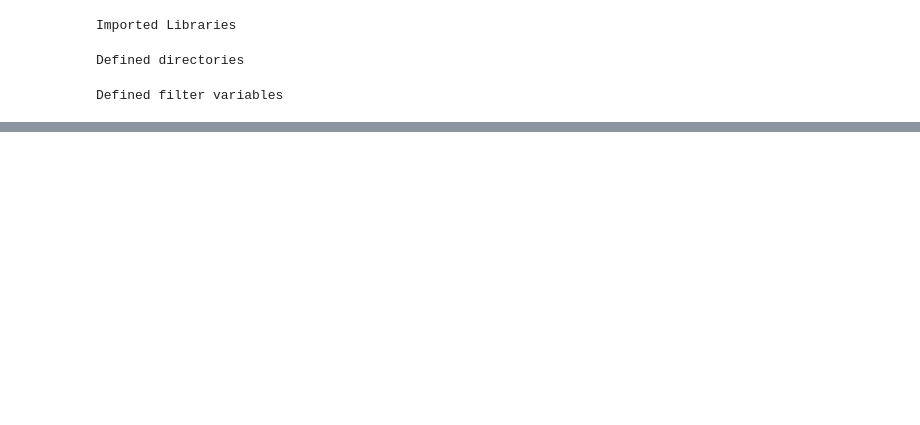
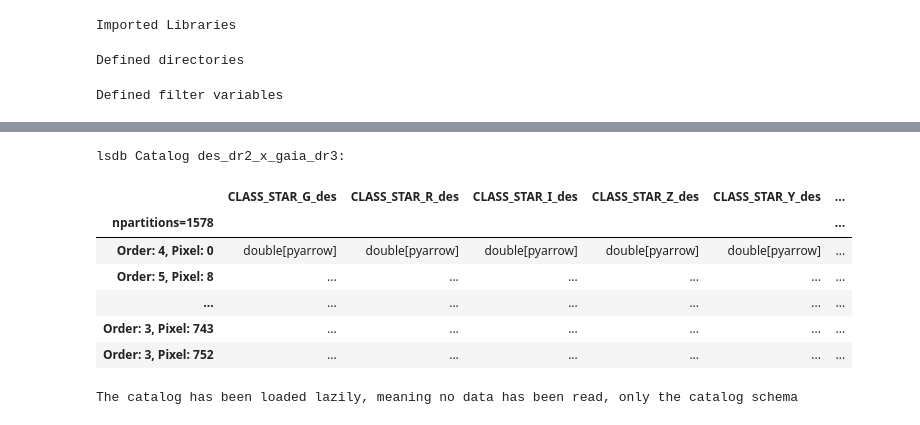
Before and after one commit to JoaoDPassos/brown-dwarf-search, a Jupyter notebook: Jupyter Notebooks/get_old_datasets.ipynb, the cells around one changed output, grey strips where cells are left out. Drawn from its saved outputs; the diff is of its cells as text; code cells hidden in the pictures; blank space fills up the shorter version.

```diff
--- a/Jupyter Notebooks/get_old_datasets.ipynb
+++ b/Jupyter Notebooks/get_old_datasets.ipynb
@@ -91,0 +166,14 @@ with Client(n_workers=4) as client:
+# %%
+des_gaia_xmatch = lsdb.read_hats(XMATCH_DIR, columns='all')
+
+des_gaia_xmatch
+# %% [output]
+lsdb Catalog des_dr2_x_gaia_dr3:
+|  | CLASS_STAR_G_des | CLASS_STAR_R_des | CLASS_STAR_I_des | CLASS_STAR_Z_des | CLASS_STAR_Y_des | ... |
+| npartitions=1578 |  |  |  |  |  | ... |
+| Order: 4, Pixel: 0 | double[pyarrow] | double[pyarrow] | double[pyarrow] | double[pyarrow] | double[pyarrow] | ... |
+| Order: 5, Pixel: 8 | ... | ... | ... | ... | ... | ... |
+| ... | ... | ... | ... | ... | ... | ... |
+| Order: 3, Pixel: 743 | ... | ... | ... | ... | ... | ... |
+| Order: 3, Pixel: 752 | ... | ... | ... | ... | ... | ... |
+The catalog has been loaded lazily, meaning no data has been read, only the catalog schema
```
Also changed, not shown: parts of 16 cells of this notebook.
